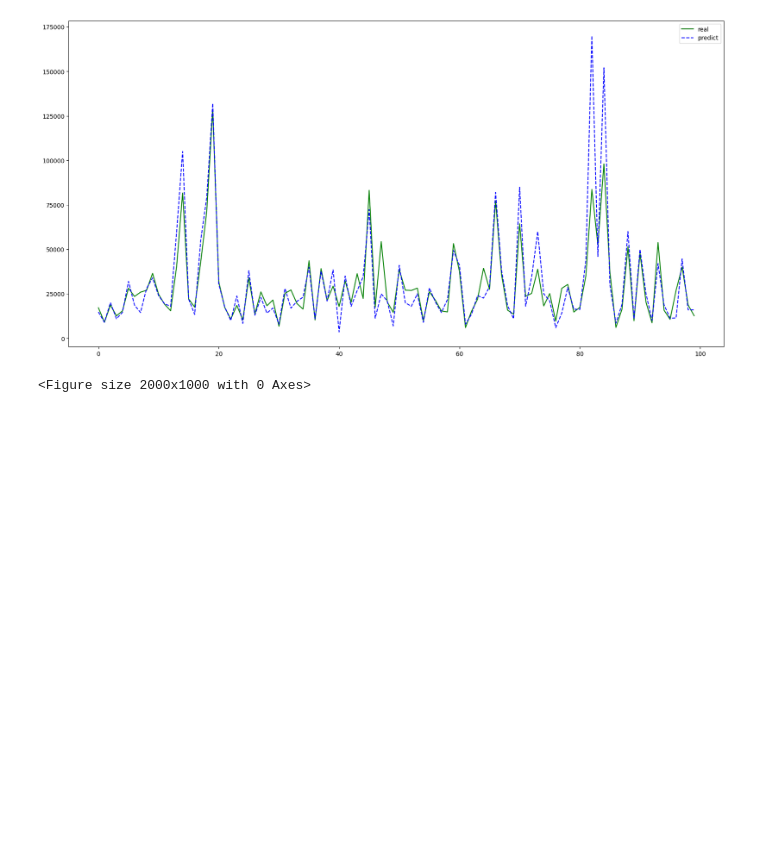
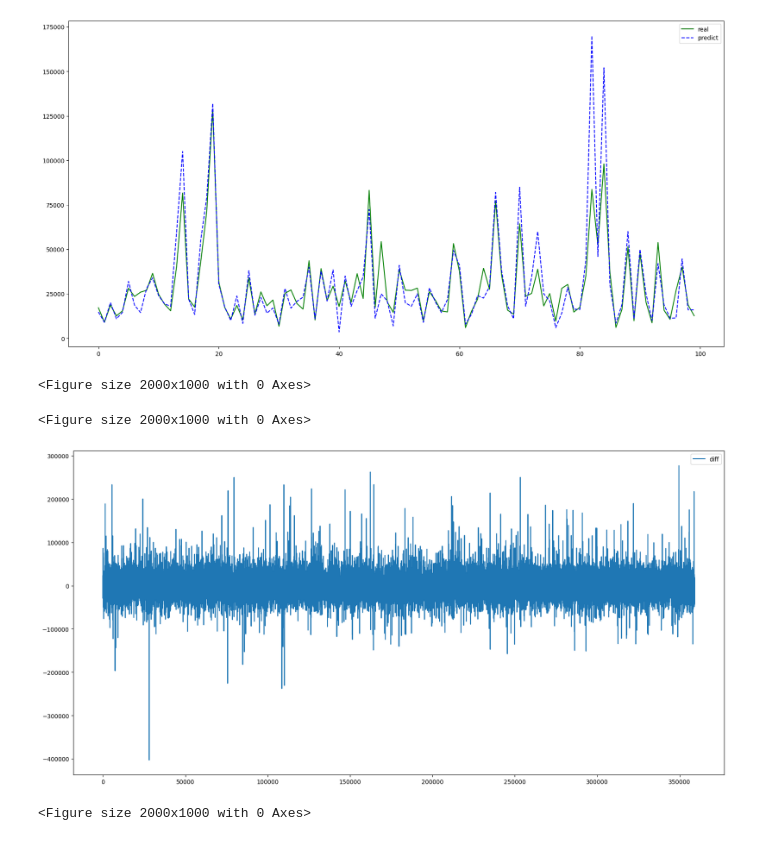
Before and after one commit to Midnight-ML/Modeling, a Jupyter notebook: develope/mlp_sample.ipynb, the cells around one changed output. Drawn from its saved outputs; the diff is of its cells as text; code cells hidden in the pictures; blank space fills up the shorter version.

```diff
--- a/develope/mlp_sample.ipynb
+++ b/develope/mlp_sample.ipynb
@@ -150,3 +151,14 @@ plt.figure()
 <Figure size 2000x1000 with 0 Axes>
 [figure]
 <Figure size 2000x1000 with 0 Axes>
+# %%
+diff = Y_test - Y_test_hat
+
+plt.rcParams["figure.figsize"] = (20,10)
+plt.plot(np.arange(359165), diff, '-', label='diff')
+plt.legend()
+plt.figure()
+# %% [output]
+<Figure size 2000x1000 with 0 Axes>
+[figure, added]
+<Figure size 2000x1000 with 0 Axes>
```
Also changed, not shown: parts of 8 cells of this notebook.
